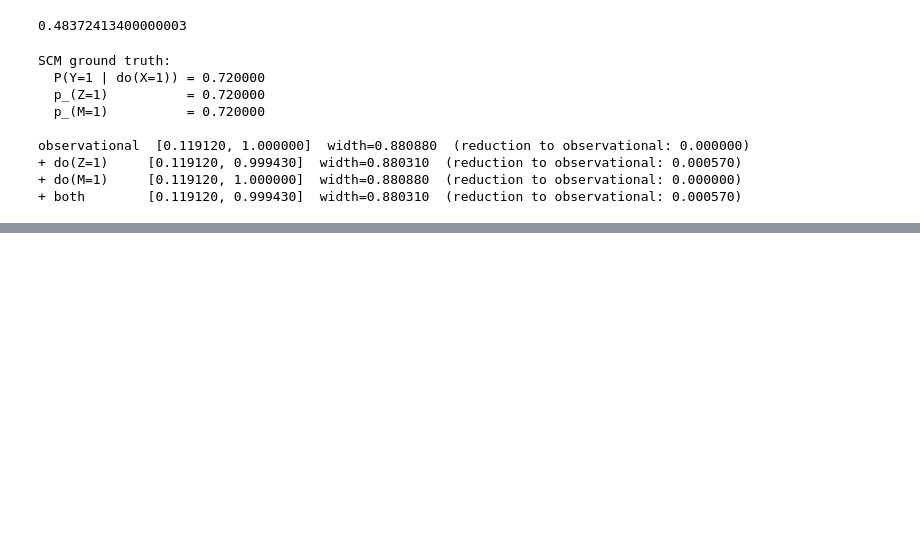
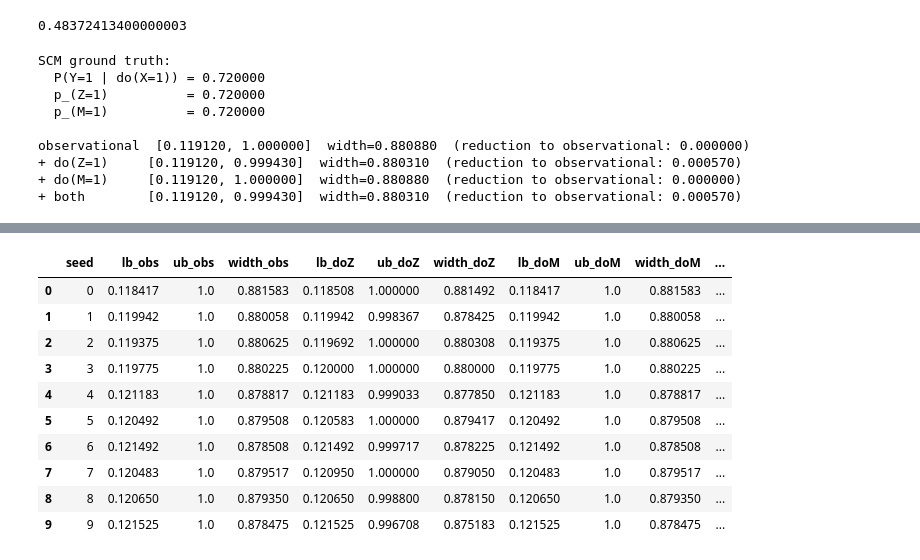
Before and after one commit to tmaringgele/Optimal-Experiments-for-Partial-Causal-Effect-Identification, a Jupyter notebook: test_brute_force.ipynb, the cells around one changed output, grey strips where cells are left out. Saved outputs shown, nothing was run; the diff lists cells and outputs as text; code cells hidden in the pictures; blank space fills up the shorter version.

```diff
--- a/test_brute_force.ipynb
+++ b/test_brute_force.ipynb
@@ -116,0 +295,14 @@ observational  [0.119120, 1.000000]  width=0.880880  (reduction to observational
+# %%
+df['width_obs', 'width_doM']
+# %% [output]
+|  | seed | lb_obs | ub_obs | width_obs | lb_doZ | ub_doZ | width_doZ | lb_doM | ub_doM | width_doM | ... |
+| 0 | 0 | 0.118417 | 1.0 | 0.881583 | 0.118508 | 1.000000 | 0.881492 | 0.118417 | 1.0 | 0.881583 | ... |
+| 1 | 1 | 0.119942 | 1.0 | 0.880058 | 0.119942 | 0.998367 | 0.878425 | 0.119942 | 1.0 | 0.880058 | ... |
+| 2 | 2 | 0.119375 | 1.0 | 0.880625 | 0.119692 | 1.000000 | 0.880308 | 0.119375 | 1.0 | 0.880625 | ... |
+| 3 | 3 | 0.119775 | 1.0 | 0.880225 | 0.120000 | 1.000000 | 0.880000 | 0.119775 | 1.0 | 0.880225 | ... |
+| 4 | 4 | 0.121183 | 1.0 | 0.878817 | 0.121183 | 0.999033 | 0.877850 | 0.121183 | 1.0 | 0.878817 | ... |
+| 5 | 5 | 0.120492 | 1.0 | 0.879508 | 0.120583 | 1.000000 | 0.879417 | 0.120492 | 1.0 | 0.879508 | ... |
+| 6 | 6 | 0.121492 | 1.0 | 0.878508 | 0.121492 | 0.999717 | 0.878225 | 0.121492 | 1.0 | 0.878508 | ... |
+| 7 | 7 | 0.120483 | 1.0 | 0.879517 | 0.120950 | 1.000000 | 0.879050 | 0.120483 | 1.0 | 0.879517 | ... |
+| 8 | 8 | 0.120650 | 1.0 | 0.879350 | 0.120650 | 0.998800 | 0.878150 | 0.120650 | 1.0 | 0.879350 | ... |
+| 9 | 9 | 0.121525 | 1.0 | 0.878475 | 0.121525 | 0.996708 | 0.875183 | 0.121525 | 1.0 | 0.878475 | ... |
```
Also changed, not shown: parts of 2 cells of this notebook.
